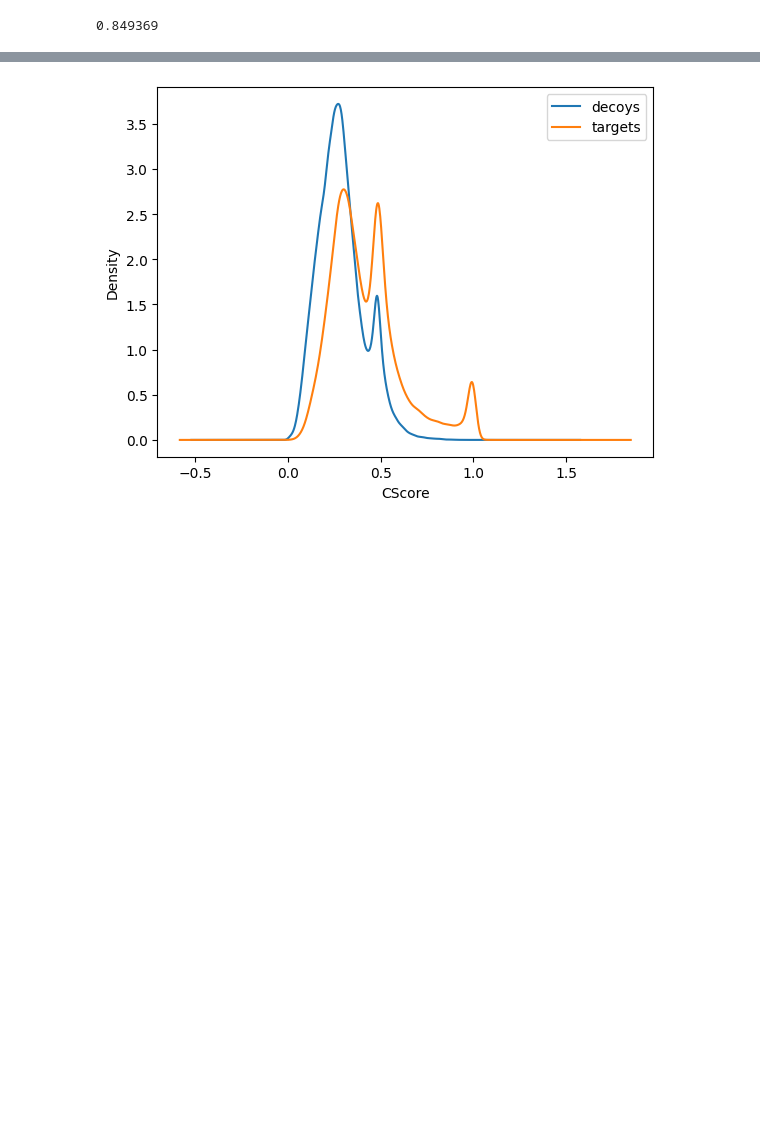
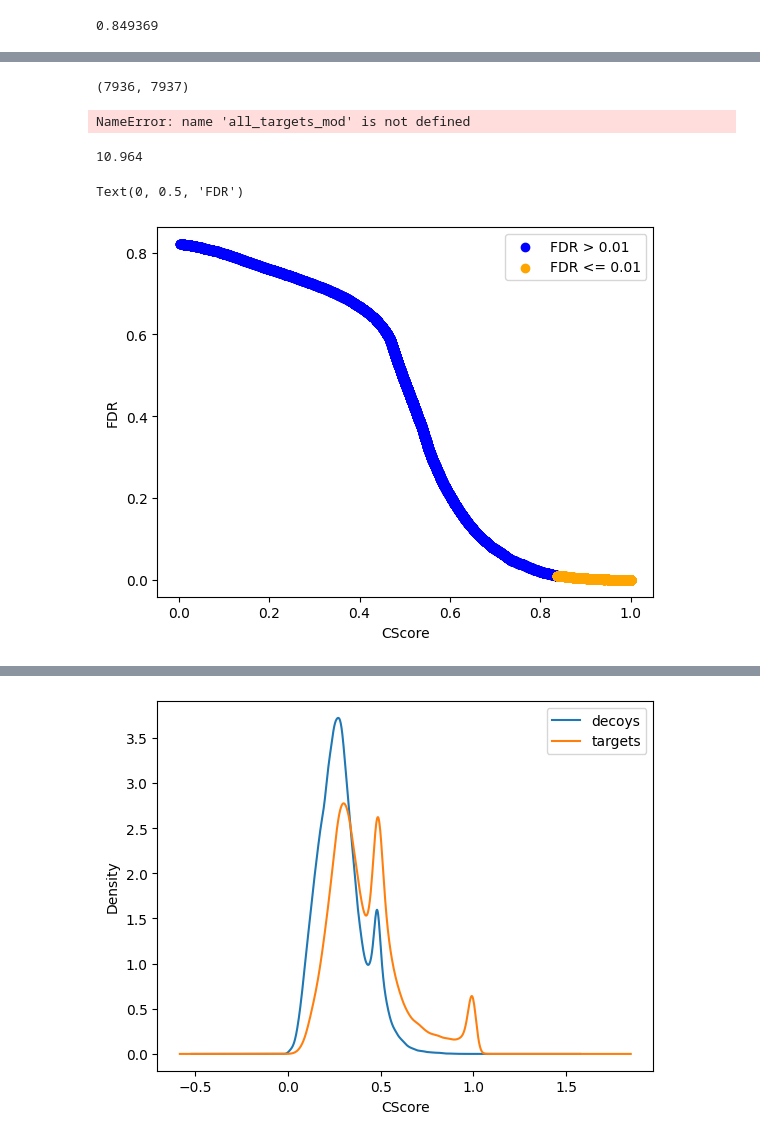
Before and after one commit to cschlaffner/PTMsearch, a Jupyter notebook: notebooks/aggregate_splits_with_plots.ipynb, the cells around one changed output, grey strips where cells are left out. Drawn from its saved outputs; the diff is of its cells as text; code cells hidden in the pictures; blank space fills up the shorter version.

```diff
--- a/notebooks/aggregate_splits_with_plots.ipynb
+++ b/notebooks/aggregate_splits_with_plots.ipynb
@@ -218,3 +216,7 @@ cscore_1_percent_fdr_mod
 cscore_for_fdr_threshold(all_targets_mod, all_decoys_mod, 0.01)
 # %% [output]
 0.849369
+# %%
+report_aggregated = pd.read_csv("../../workflow_test_tolerance_snr3_10ppm_automatic_mod_selection/report_aggregated_all_targets_with_decoys.csv")
+report_aggregated_targets = report_aggregated[~report_aggregated["MS2.Scan"].isna()]
+report_filtered = pd.read_csv("../../workflow_test_tolerance_snr3_10ppm_automatic_mod_selection/report_aggregated_fdr_filtered.csv")
@@ -221 +252,13 @@ cscore_for_fdr_threshold(all_targets_mod, all_decoys_mod, 0.01)
+# %%
+len(report_filtered), len(report_aggregated_targets[report_aggregated_targets["CScore"]>= cscore_1_percent_fdr_mod])
+# %% [output]
+(7936, 7937)
+# %%
+len(all_targets_mod[all_targets_mod["CScore"]>= cscore_1_percent_fdr_mod])
+# %% [output]
+NameError: name 'all_targets_mod' is not defined
+# %%
+all_targets_mod["CScore"].max()
+# %% [output]
+10.964
 # %%
@@ -223,3 +266,13 @@ all_targets_mod_aggregated = aggregate_duplicate_precursors(all_targets_mod)
+# %%
+passing_mask = report_aggregated["q_value_aggregated"] <= 0.01
+plt.scatter(report_aggregated[~passing_mask]["CScore"], report_aggregated[~passing_mask]["q_value_aggregated"], color="blue", label="FDR > 0.01")
+plt.scatter(report_aggregated[passing_mask]["CScore"], report_aggregated[passing_mask]["q_value_aggregated"], color="orange", label="FDR <= 0.01")
+plt.legend()
+plt.xlabel("CScore")
+plt.ylabel("FDR")
+# %% [output]
+Text(0, 0.5, 'FDR')
+[figure, added]
 # %%
 for mod_names, mod_unimods in [mod_acetyl, mod_biotin, mod_dimethyl, mod_oxid, mod_methyl, mod_nitro, mod_phospho]:
     print(mod_names)
```
Also changed, not shown: parts of 20 cells of this notebook, 3 other files.
